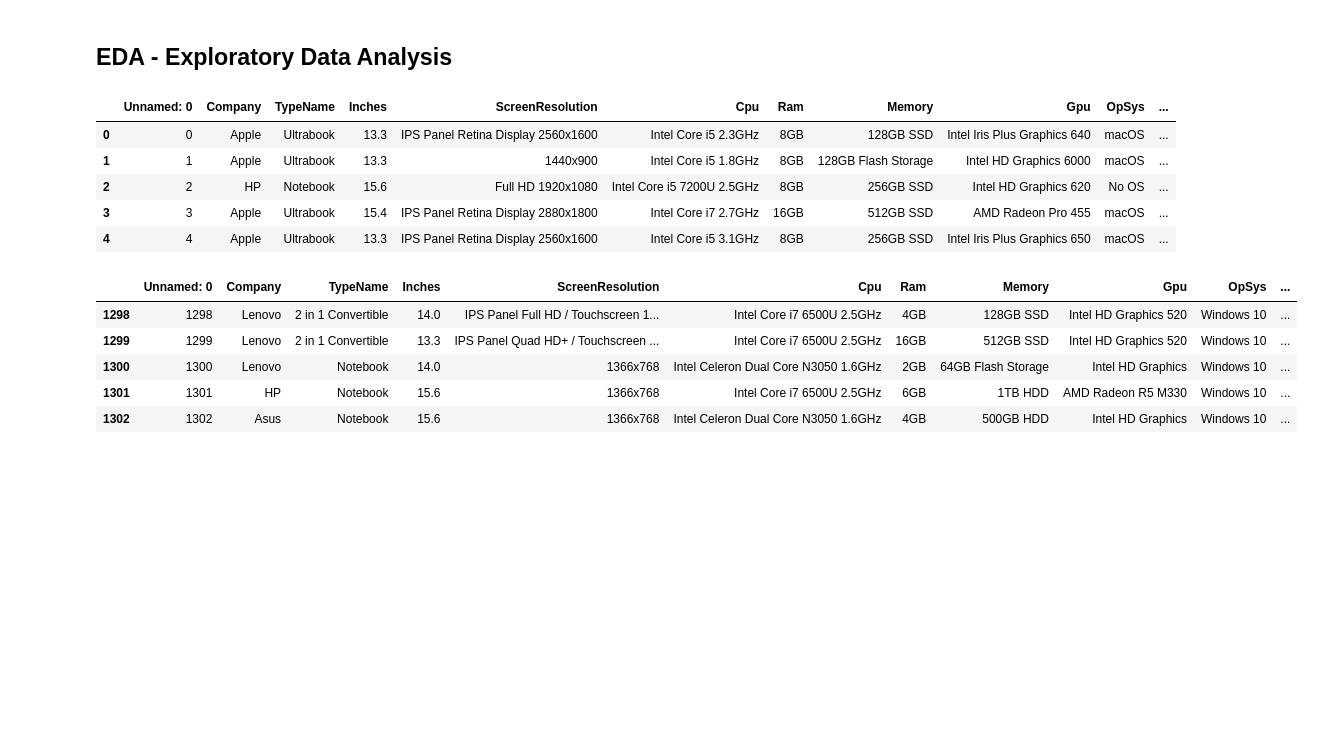
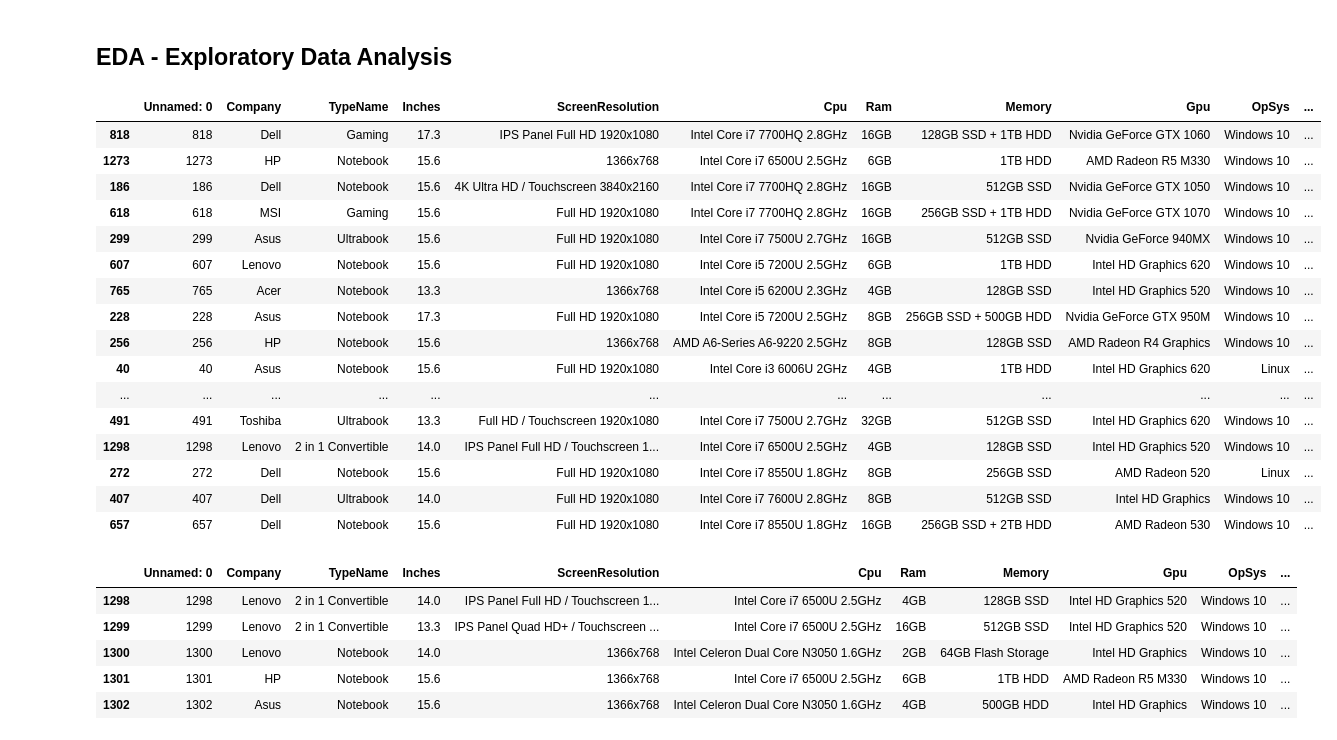
Before and after one commit to zafermesut/ai-crash-course, a Jupyter notebook: Homeworks/Laptop Price Prediction - Regression/Laptop Price Prediction.ipynb, the cells around one changed output. Cells and saved outputs as stored; diff of their text form; code cells hidden in the pictures; blank space fills up the shorter version.

```diff
--- a/Homeworks/Laptop Price Prediction - Regression/Laptop Price Prediction.ipynb
+++ b/Homeworks/Laptop Price Prediction - Regression/Laptop Price Prediction.ipynb
@@ -30,15 +30,26 @@ pd.set_option('display.max_column', 100)
 df = pd.read_csv('laptop_data.csv')
 # %% [markdown]
 ## EDA - Exploratory Data Analysis
-# %%
-df.head()
-# %% [output]
-|  | Unnamed: 0 | Company | TypeName | Inches | ScreenResolution | Cpu | Ram | Memory | Gpu | OpSys | ... |
-| 0 | 0 | Apple | Ultrabook | 13.3 | IPS Panel Retina Display 2560x1600 | Intel Core i5 2.3GHz | 8GB | 128GB SSD | Intel Iris Plus Graphics 640 | macOS | ... |
-| 1 | 1 | Apple | Ultrabook | 13.3 | 1440x900 | Intel Core i5 1.8GHz | 8GB | 128GB Flash Storage | Intel HD Graphics 6000 | macOS | ... |
-| 2 | 2 | HP | Notebook | 15.6 | Full HD 1920x1080 | Intel Core i5 7200U 2.5GHz | 8GB | 256GB SSD | Intel HD Graphics 620 | No OS | ... |
-| 3 | 3 | Apple | Ultrabook | 15.4 | IPS Panel Retina Display 2880x1800 | Intel Core i7 2.7GHz | 16GB | 512GB SSD | AMD Radeon Pro 455 | macOS | ... |
-| 4 | 4 | Apple | Ultrabook | 13.3 | IPS Panel Retina Display 2560x1600 | Intel Core i5 3.1GHz | 8GB | 256GB SSD | Intel Iris Plus Graphics 650 | macOS | ... |
+# %%
+df.sample(40)
+# %% [output]
+|  | Unnamed: 0 | Company | TypeName | Inches | ScreenResolution | Cpu | Ram | Memory | Gpu | OpSys | ... |
+| 818 | 818 | Dell | Gaming | 17.3 | IPS Panel Full HD 1920x1080 | Intel Core i7 7700HQ 2.8GHz | 16GB | 128GB SSD + 1TB HDD | Nvidia GeForce GTX 1060 | Windows 10 | ... |
+| 1273 | 1273 | HP | Notebook | 15.6 | 1366x768 | Intel Core i7 6500U 2.5GHz | 6GB | 1TB HDD | AMD Radeon R5 M330 | Windows 10 | ... |
+| 186 | 186 | Dell | Notebook | 15.6 | 4K Ultra HD / Touchscreen 3840x2160 | Intel Core i7 7700HQ 2.8GHz | 16GB | 512GB SSD | Nvidia GeForce GTX 1050 | Windows 10 | ... |
+| 618 | 618 | MSI | Gaming | 15.6 | Full HD 1920x1080 | Intel Core i7 7700HQ 2.8GHz | 16GB | 256GB SSD + 1TB HDD | Nvidia GeForce GTX 1070 | Windows 10 | ... |
+| 299 | 299 | Asus | Ultrabook | 15.6 | Full HD 1920x1080 | Intel Core i7 7500U 2.7GHz | 16GB | 512GB SSD | Nvidia GeForce 940MX | Windows 10 | ... |
+| 607 | 607 | Lenovo | Notebook | 15.6 | Full HD 1920x1080 | Intel Core i5 7200U 2.5GHz | 6GB | 1TB HDD | Intel HD Graphics 620 | Windows 10 | ... |
+| 765 | 765 | Acer | Notebook | 13.3 | 1366x768 | Intel Core i5 6200U 2.3GHz | 4GB | 128GB SSD | Intel HD Graphics 520 | Windows 10 | ... |
+| 228 | 228 | Asus | Notebook | 17.3 | Full HD 1920x1080 | Intel Core i5 7200U 2.5GHz | 8GB | 256GB SSD + 500GB HDD | Nvidia GeForce GTX 950M | Windows 10 | ... |
+| 256 | 256 | HP | Notebook | 15.6 | 1366x768 | AMD A6-Series A6-9220 2.5GHz | 8GB | 128GB SSD | AMD Radeon R4 Graphics | Windows 10 | ... |
+| 40 | 40 | Asus | Notebook | 15.6 | Full HD 1920x1080 | Intel Core i3 6006U 2GHz | 4GB | 1TB HDD | Intel HD Graphics 620 | Linux | ... |
+| ... | ... | ... | ... | ... | ... | ... | ... | ... | ... | ... | ... |
+| 491 | 491 | Toshiba | Ultrabook | 13.3 | Full HD / Touchscreen 1920x1080 | Intel Core i7 7500U 2.7GHz | 32GB | 512GB SSD | Intel HD Graphics 620 | Windows 10 | ... |
+| 1298 | 1298 | Lenovo | 2 in 1 Convertible | 14.0 | IPS Panel Full HD / Touchscreen 1... | Intel Core i7 6500U 2.5GHz | 4GB | 128GB SSD | Intel HD Graphics 520 | Windows 10 | ... |
+| 272 | 272 | Dell | Notebook | 15.6 | Full HD 1920x1080 | Intel Core i7 8550U 1.8GHz | 8GB | 256GB SSD | AMD Radeon 520 | Linux | ... |
+| 407 | 407 | Dell | Ultrabook | 14.0 | Full HD 1920x1080 | Intel Core i7 7600U 2.8GHz | 8GB | 512GB SSD | Intel HD Graphics | Windows 10 | ... |
+| 657 | 657 | Dell | Notebook | 15.6 | Full HD 1920x1080 | Intel Core i7 8550U 1.8GHz | 16GB | 256GB SSD + 2TB HDD | AMD Radeon 530 | Windows 10 | ... |
 # %%
 df.tail()
 # %% [output]
```
Also changed, not shown: parts of 2 cells of this notebook, 5 other files.
